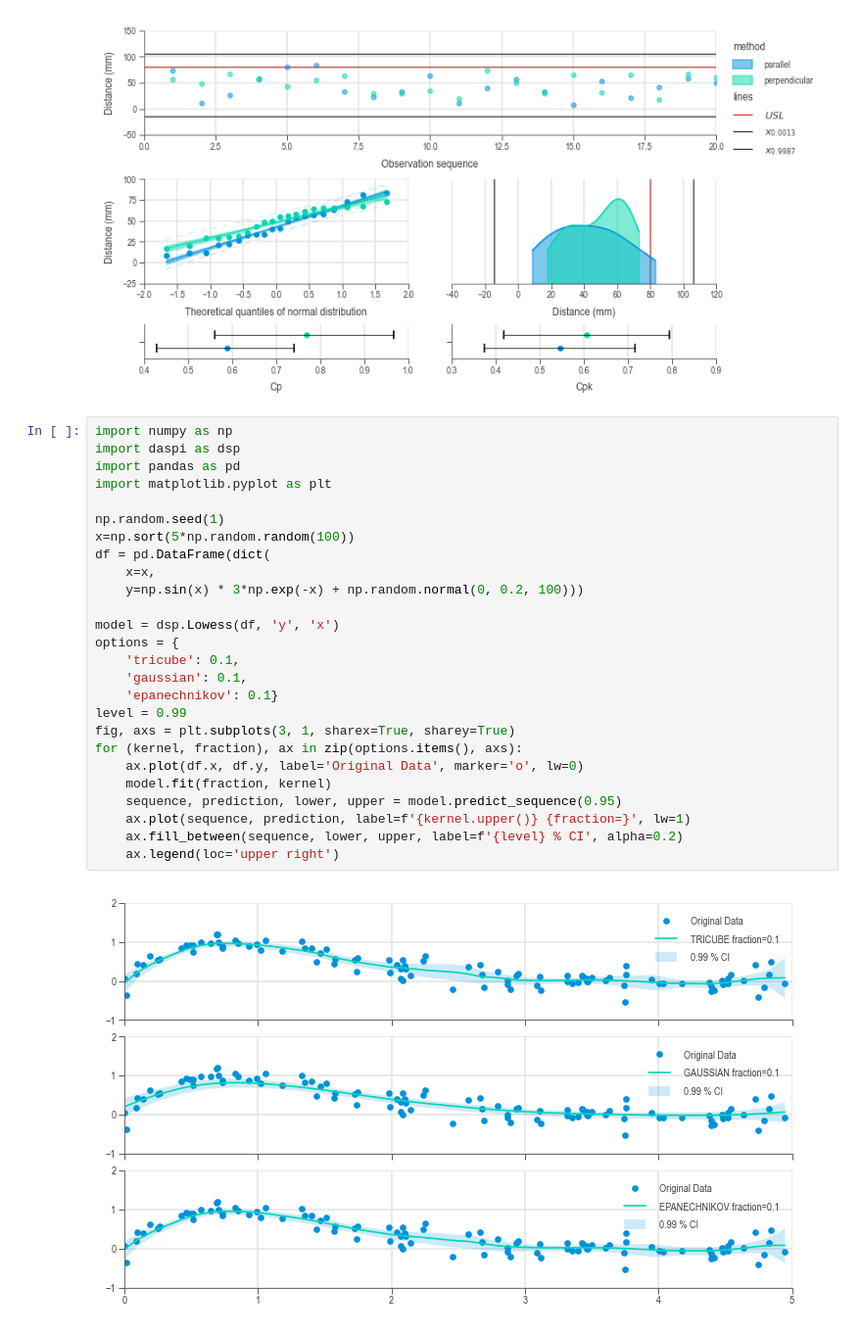
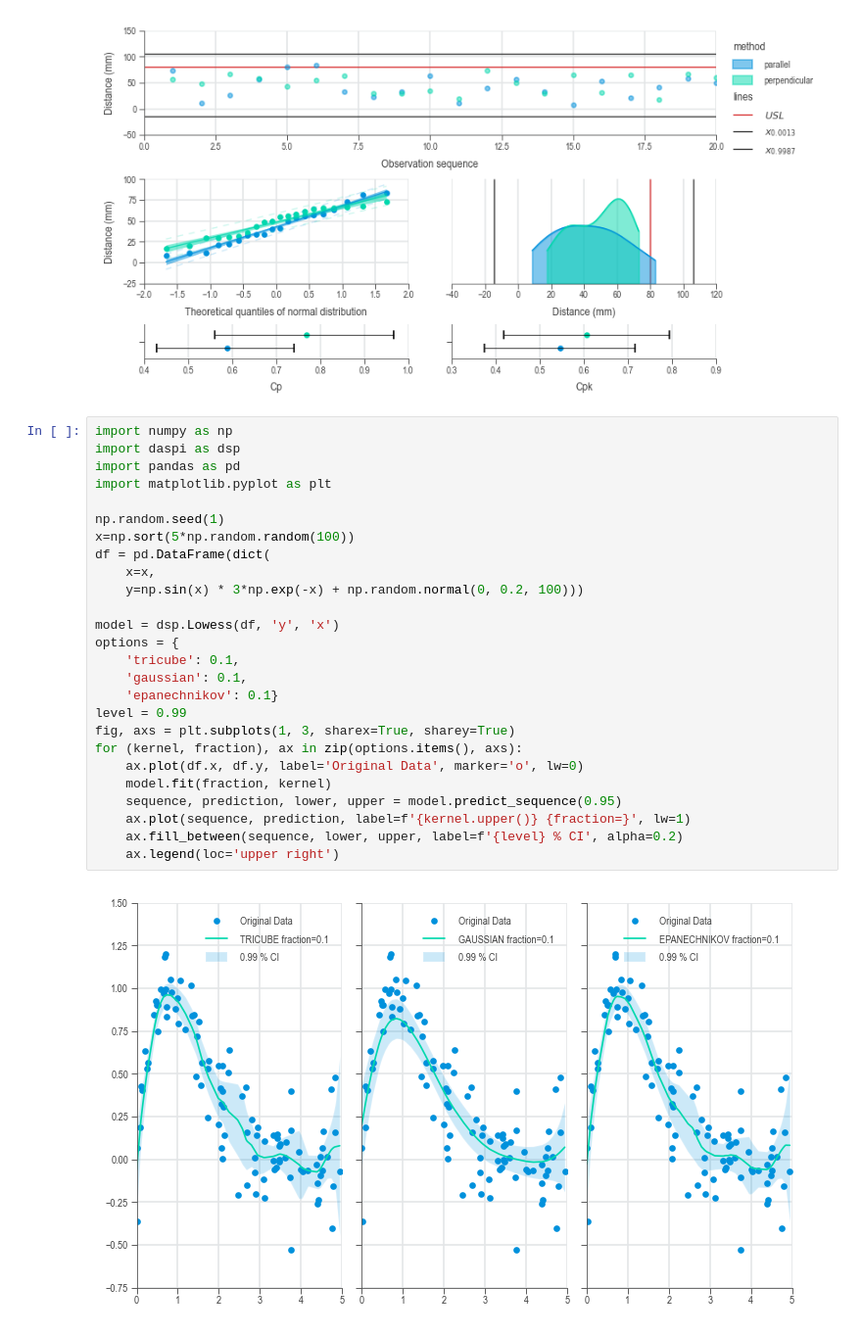
Before and after one commit to j4ggr/DaSPi, a Jupyter notebook: notebooks/doc-content_process-analysis.ipynb, the cells around one changed output. Shown at 98% size. Saved outputs shown, nothing was run; the diff lists cells and outputs as text.

```diff
--- a/notebooks/doc-content_process-analysis.ipynb
+++ b/notebooks/doc-content_process-analysis.ipynb
@@ -220,28 +220,28 @@ chart = dsp.JointChart(
 # %%
 import numpy as np
 import daspi as dsp
 import pandas as pd
 import matplotlib.pyplot as plt
 
 np.random.seed(1)
 x=np.sort(5*np.random.random(100))
 df = pd.DataFrame(dict(
     x=x,
     y=np.sin(x) * 3*np.exp(-x) + np.random.normal(0, 0.2, 100)))
 
 model = dsp.Lowess(df, 'y', 'x')
 options = {
     'tricube': 0.1,
     'gaussian': 0.1,
     'epanechnikov': 0.1}
 level = 0.99
-fig, axs = plt.subplots(3, 1, sharex=True, sharey=True)
+fig, axs = plt.subplots(1, 3, sharex=True, sharey=True)
 for (kernel, fraction), ax in zip(options.items(), axs):
     ax.plot(df.x, df.y, label='Original Data', marker='o', lw=0)
     model.fit(fraction, kernel)
     sequence, prediction, lower, upper = model.predict_sequence(0.95)
     ax.plot(sequence, prediction, label=f'{kernel.upper()} {fraction=}', lw=1)
     ax.fill_between(sequence, lower, upper, label=f'{level} % CI', alpha=0.2)
     ax.legend(loc='upper right')
 # %% [output]
-[figure, old version]
+[figure, new version]
```
Also changed, not shown: parts of 1 cell of this notebook, 3 other files.
